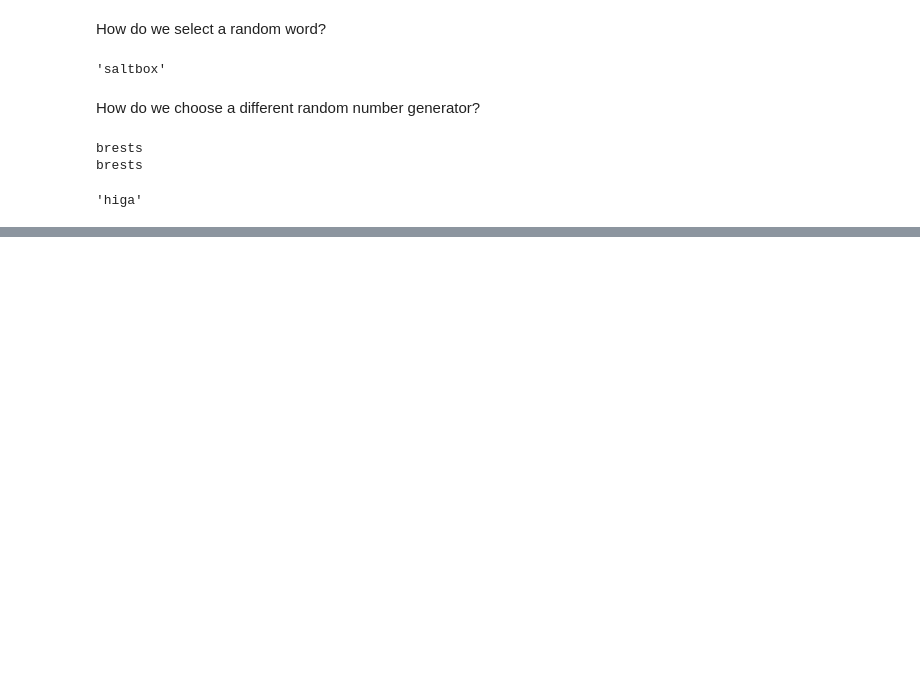
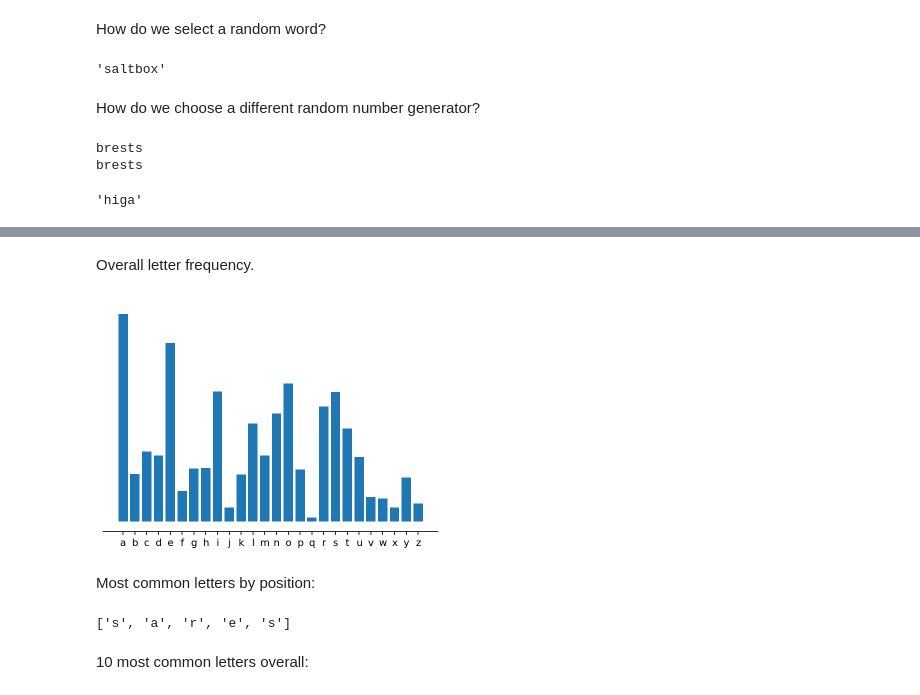
Before and after one commit to ttesileanu/clonle, a Jupyter notebook: notebook/explore_dictionary.ipynb, the cells around one changed output, grey strips where cells are left out. Saved outputs shown, nothing was run; the diff lists cells and outputs as text; code cells hidden in the pictures; blank space fills up the shorter version.

```diff
--- a/notebook/explore_dictionary.ipynb
+++ b/notebook/explore_dictionary.ipynb
@@ -183,0 +212,20 @@ data["word"].sample(random_state=np.random.default_rng(1)).iloc[0]
+# %% [markdown]
+Overall letter frequency.
+# %%
+fig, ax = plt.subplots()
+overall_freq = np.mean(letter_freq, axis=0)
+ax.bar(np.arange(len(ascii_lowercase)), overall_freq)
+ax.set_xticks(np.arange(len(ascii_lowercase)))
+ax.set_xticklabels(ascii_lowercase)
+ax.set_yticks([])
+sns.despine(ax=ax, left=True, offset=10)
+# %% [output]
+[figure, added]
+# %% [markdown]
+Most common letters by position:
+# %%
+[ascii_lowercase[np.argmax(letter_freq[_])] for _ in range(5)]
+# %% [output]
+['s', 'a', 'r', 'e', 's']
+# %% [markdown]
+10 most common letters overall:
```
Also changed, not shown: parts of 7 cells of this notebook.
